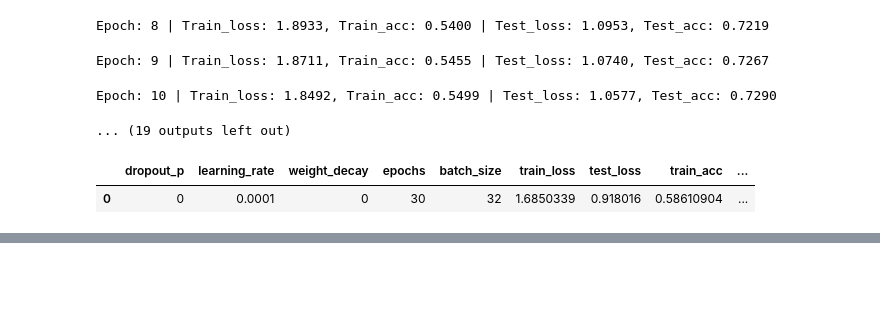
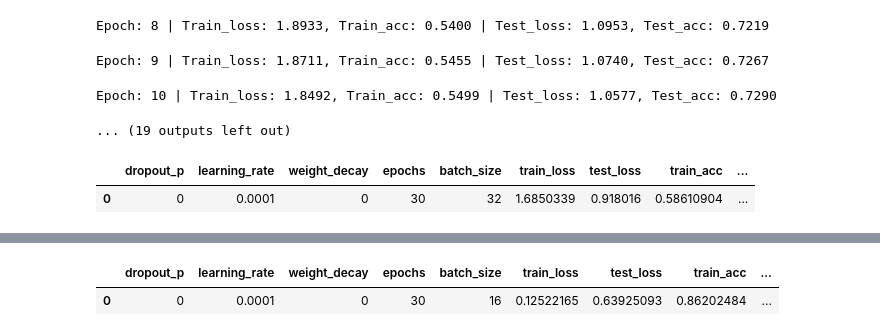
Before and after one commit to dkqp/DL_Paper_Replicating, a Jupyter notebook: notebook_experimenting/Vision_Transformer_Food101.ipynb, the cells around one changed output, grey strips where cells are left out. Cells and saved outputs as stored; diff of their text form; code cells hidden in the pictures; blank space fills up the shorter version.

Commit message:
Exp/hyperparameter tuning with ViT model, changing trainable weights, batch-size and etc..

```diff
--- a/notebook_experimenting/Vision_Transformer_Food101.ipynb
+++ b/notebook_experimenting/Vision_Transformer_Food101.ipynb
@@ -83,8 +83,8 @@ class_names_food101 = train_data_vitb16_food101.classes
 dropout_p_list = [0]
 learning_rate_list = [1e-4]
 weight_decay_list = [0]
-epochs_list = [50]
-batch_size_list = [8]
+epochs_list = [30]
+batch_size_list = [16]
 # %%
 sub32_train_dataset, _ = data_setup.split_dataset(
     dataset=train_data_vitb16_food101,
@@ -254,0 +271,25 @@ torch.cuda.max_memory_allocated()
+# %%
+sub32_train_dataset, _ = data_setup.split_dataset(
+    dataset=train_data_vitb16_food101,
+    split_size=1,
+    seed=42
+)
+sub32_test_dataset, _ = data_setup.split_dataset(
+    dataset=test_data_vitb16_food101,
+    split_size=1,
+    seed=42
+)
+
+tuning_results = engine.vitb16_HP_tune_train_TSboard_nonfreeze_gradient_accumulation(
+    model_weights=vitb16_weights,
+    train_dataset=sub32_train_dataset,
+    test_dataset=sub32_test_dataset,
+    dropout_p_list=dropout_p_list,
+    learning_rate_list=learning_rate_list,
+    weight_decay_list=weight_decay_list,
+    epochs_list=epochs_list,
+    batch_size_list=batch_size_list,
+    is_writer=True,
+    device=device,
+    accumulation_num=4
+)
@@ -254,0 +315,6 @@ torch.cuda.max_memory_allocated()
+# %%
+import pandas as pd
+pd.DataFrame(tuning_results)
+# %% [output]
+|  | dropout_p | learning_rate | weight_decay | epochs | batch_size | train_loss | test_loss | train_acc | ... |
+| 0 | 0 | 0.0001 | 0 | 30 | 16 | 0.12522165 | 0.63925093 | 0.86202484 | ... |
```
Also changed, not shown: parts of 5 cells of this notebook, 5 other files.
